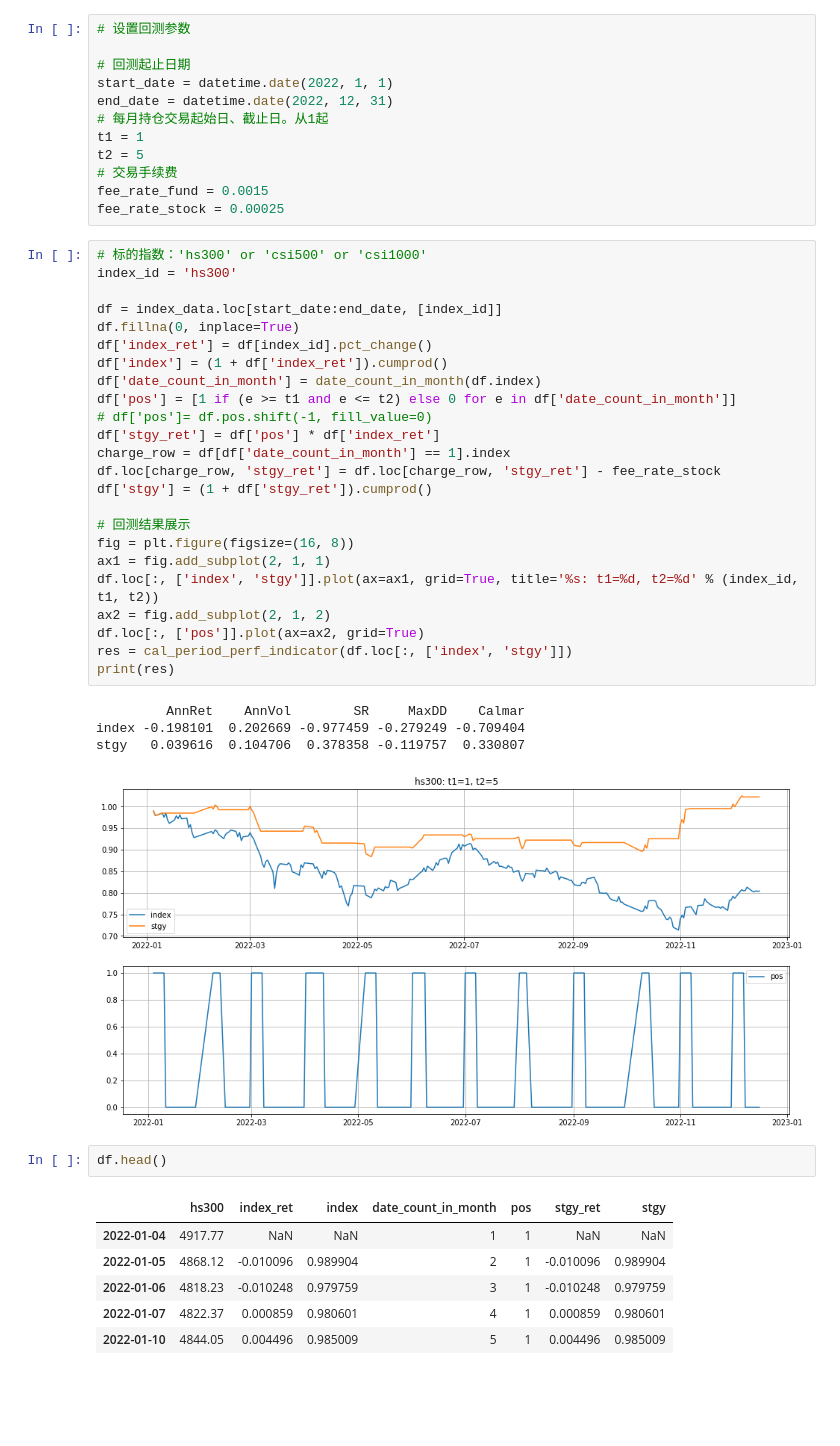
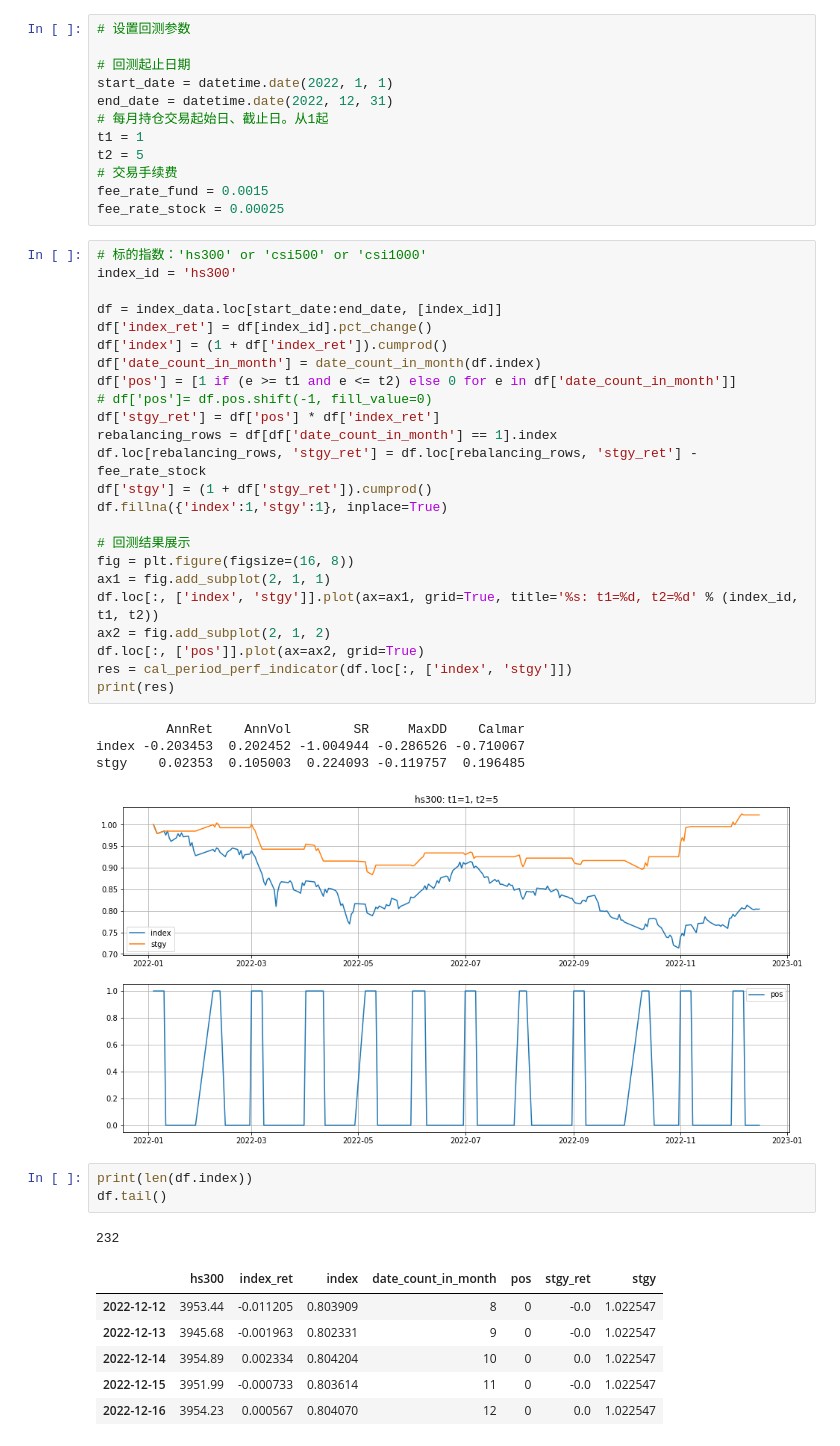
Before and after one commit to hdouhua/pick-up-python, a Jupyter notebook: inv/calendar-strrategy.ipynb, the cells around one changed output. Drawn from its saved outputs; the diff is of its cells as text; blank space fills up the shorter version.

```diff
--- a/inv/calendar-strrategy.ipynb
+++ b/inv/calendar-strrategy.ipynb
@@ -84,16 +35,16 @@ fee_rate_stock = 0.00025
 index_id = 'hs300'
 
 df = index_data.loc[start_date:end_date, [index_id]]
-df.fillna(0, inplace=True)
 df['index_ret'] = df[index_id].pct_change()
 df['index'] = (1 + df['index_ret']).cumprod()
 df['date_count_in_month'] = date_count_in_month(df.index)
 df['pos'] = [1 if (e >= t1 and e <= t2) else 0 for e in df['date_count_in_month']]
 # df['pos']= df.pos.shift(-1, fill_value=0)
 df['stgy_ret'] = df['pos'] * df['index_ret']
-charge_row = df[df['date_count_in_month'] == 1].index
-df.loc[charge_row, 'stgy_ret'] = df.loc[charge_row, 'stgy_ret'] - fee_rate_stock
+rebalancing_rows = df[df['date_count_in_month'] == 1].index
+df.loc[rebalancing_rows, 'stgy_ret'] = df.loc[rebalancing_rows, 'stgy_ret'] - fee_rate_stock
 df['stgy'] = (1 + df['stgy_ret']).cumprod()
+df.fillna({'index':1,'stgy':1}, inplace=True)
 
 # 回测结果展示
 fig = plt.figure(figsize=(16, 8))
@@ -105,18 +56,20 @@ res = cal_period_perf_indicator(df.loc[:, ['index', 'stgy']])
 print(res)
 # %% [output]
          AnnRet    AnnVol        SR     MaxDD    Calmar
-index -0.198101  0.202669 -0.977459 -0.279249 -0.709404
-stgy   0.039616  0.104706  0.378358 -0.119757  0.330807
+index -0.203453  0.202452 -1.004944 -0.286526 -0.710067
+stgy    0.02353  0.105003  0.224093 -0.119757  0.196485
 [figure]
-# %%
-df.head()
-# %% [output]
-|  | hs300 | index_ret | index | date_count_in_month | pos | stgy_ret | stgy |
-| 2022-01-04 | 4917.77 | NaN | NaN | 1 | 1 | NaN | NaN |
-| 2022-01-05 | 4868.12 | -0.010096 | 0.989904 | 2 | 1 | -0.010096 | 0.989904 |
-| 2022-01-06 | 4818.23 | -0.010248 | 0.979759 | 3 | 1 | -0.010248 | 0.979759 |
-| 2022-01-07 | 4822.37 | 0.000859 | 0.980601 | 4 | 1 | 0.000859 | 0.980601 |
-| 2022-01-10 | 4844.05 | 0.004496 | 0.985009 | 5 | 1 | 0.004496 | 0.985009 |
+# %%
+print(len(df.index))
+df.tail()
+# %% [output]
+232
+|  | hs300 | index_ret | index | date_count_in_month | pos | stgy_ret | stgy |
+| 2022-12-12 | 3953.44 | -0.011205 | 0.803909 | 8 | 0 | -0.0 | 1.022547 |
+| 2022-12-13 | 3945.68 | -0.001963 | 0.802331 | 9 | 0 | -0.0 | 1.022547 |
+| 2022-12-14 | 3954.89 | 0.002334 | 0.804204 | 10 | 0 | 0.0 | 1.022547 |
+| 2022-12-15 | 3951.99 | -0.000733 | 0.803614 | 11 | 0 | -0.0 | 1.022547 |
+| 2022-12-16 | 3954.23 | 0.000567 | 0.804070 | 12 | 0 | 0.0 | 1.022547 |
 # %%
 # 设置回测参数
 index_id = 'csi500'
```
Also changed, not shown: parts of 12 cells of this notebook, 1 other file.
